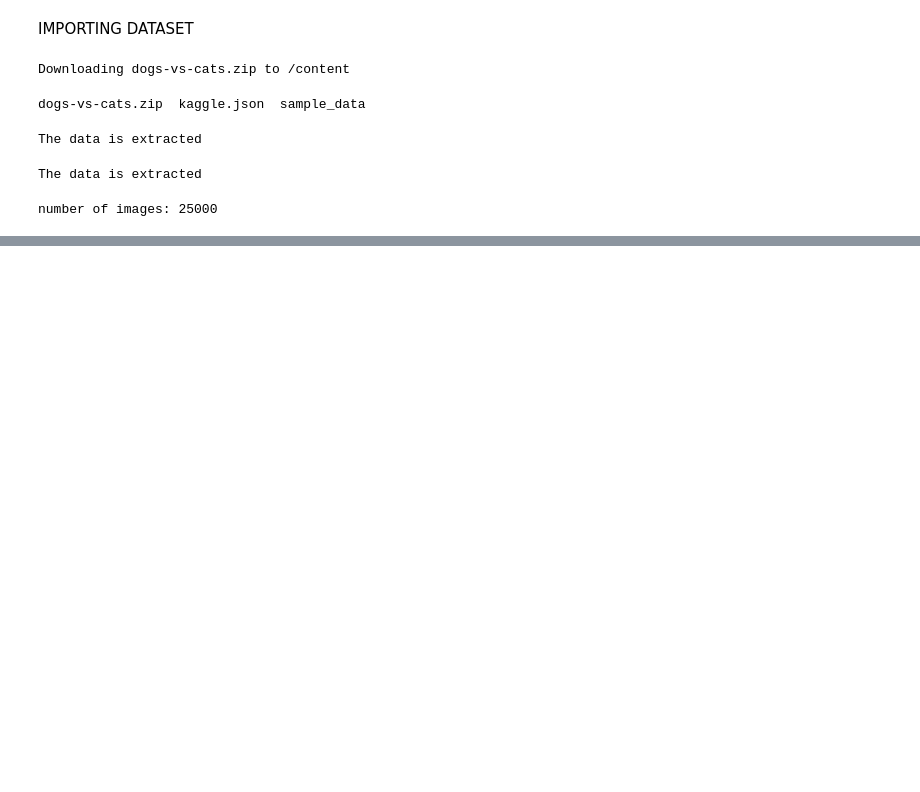
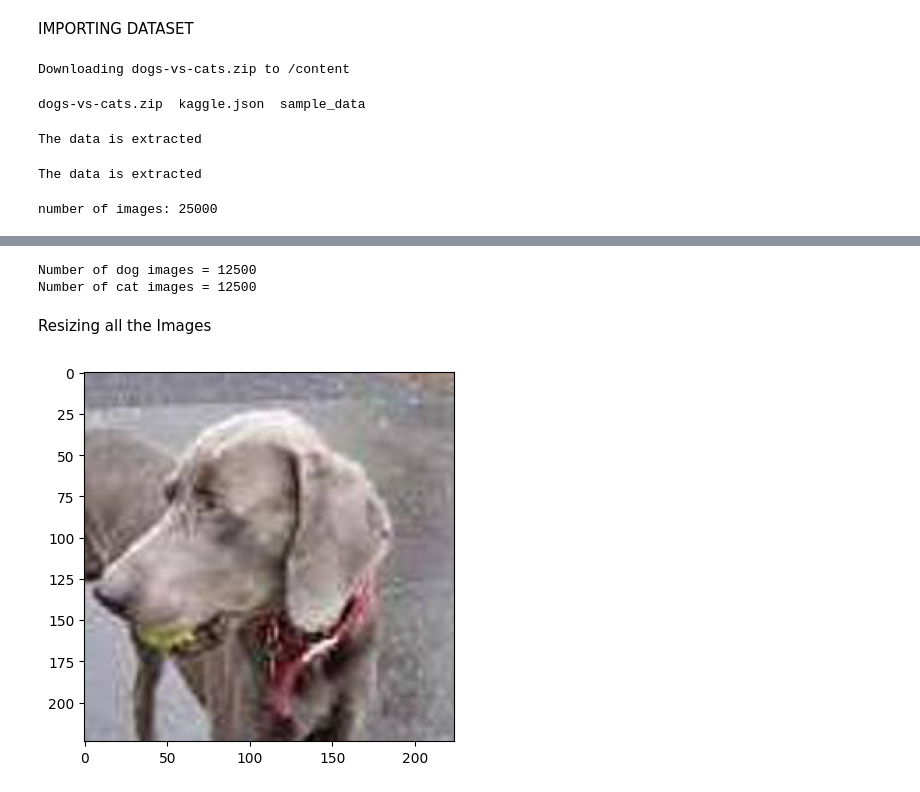
Before and after one commit to shivicode1108/Dog-vs-Cat-Classification, a Jupyter notebook: dog_vs_cat_classification.ipynb, the cells around one changed output, grey strips where cells are left out. Cells and saved outputs as stored; diff of their text form; code cells hidden in the pictures; blank space fills up the shorter version.

```diff
--- a/dog_vs_cat_classification.ipynb
+++ b/dog_vs_cat_classification.ipynb
@@ -59,0 +92,23 @@ number of images: 25000
+# %%
+file_names = os.listdir('/content/train/')
+
+dog_count = 0
+cat_count = 0
+
+for img_file in file_names:
+
+  name = img_file[0:3]
+
+  if name == 'dog':
+    dog_count += 1
+
+  else:
+    cat_count += 1
+
+print('Number of dog images =', dog_count)
+print('Number of cat images =', cat_count)
+# %% [output]
+Number of dog images = 12500
+Number of cat images = 12500
+# %% [markdown]
+Resizing all the Images
@@ -59,0 +132,7 @@ number of images: 25000
+# %%
+#DISPLAYING RESIZED DOG IMAGES
+img=mpimg.imread('/content/image resized/dog.12265.jpg')
+imgplot=plt.imshow(img)
+plt.show()
+# %% [output]
+[figure, added]
```
Also changed, not shown: parts of 17 cells of this notebook.
